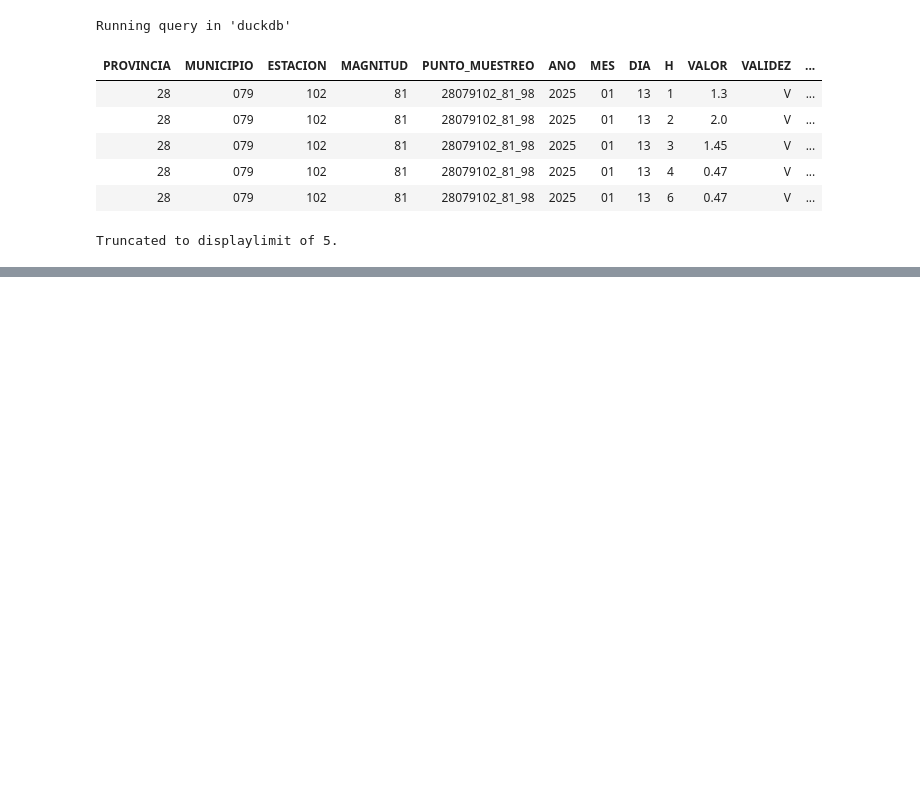
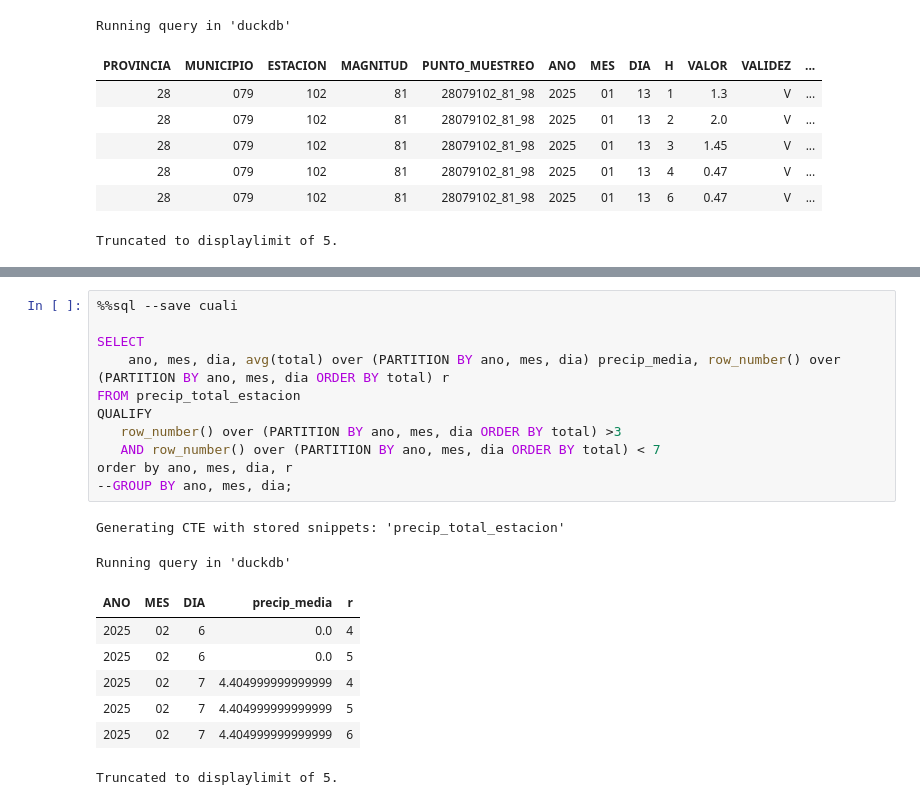
Before and after one commit to jcaubin/codespaces-jupyter_dam_01, a Jupyter notebook: notebooks/pato_precipitaciones.ipynb, the cells around one changed output, grey strips where cells are left out. Cells and saved outputs as stored; diff of their text form; blank space fills up the shorter version.

```diff
--- a/notebooks/pato_precipitaciones.ipynb
+++ b/notebooks/pato_precipitaciones.ipynb
@@ -75,0 +104,21 @@ Running query in 'duckdb'
+# %%
+%%sql --save cuali
+
+SELECT
+    ano, mes, dia, avg(total) over (PARTITION BY ano, mes, dia) precip_media, row_number() over (PARTITION BY ano, mes, dia ORDER BY total) r
+FROM precip_total_estacion
+QUALIFY
+   row_number() over (PARTITION BY ano, mes, dia ORDER BY total) >3
+   AND row_number() over (PARTITION BY ano, mes, dia ORDER BY total) < 7
+order by ano, mes, dia, r
+--GROUP BY ano, mes, dia;
+# %% [output]
+Generating CTE with stored snippets: 'precip_total_estacion'
+Running query in 'duckdb'
+| ANO | MES | DIA | precip_media | r |
+| 2025 | 02 | 6 | 0.0 | 4 |
+| 2025 | 02 | 6 | 0.0 | 5 |
+| 2025 | 02 | 7 | 4.404999999999999 | 4 |
+| 2025 | 02 | 7 | 4.404999999999999 | 5 |
+| 2025 | 02 | 7 | 4.404999999999999 | 6 |
+Truncated to displaylimit of 5.
```
Also changed, not shown: parts of 12 cells of this notebook, 3 other files.
